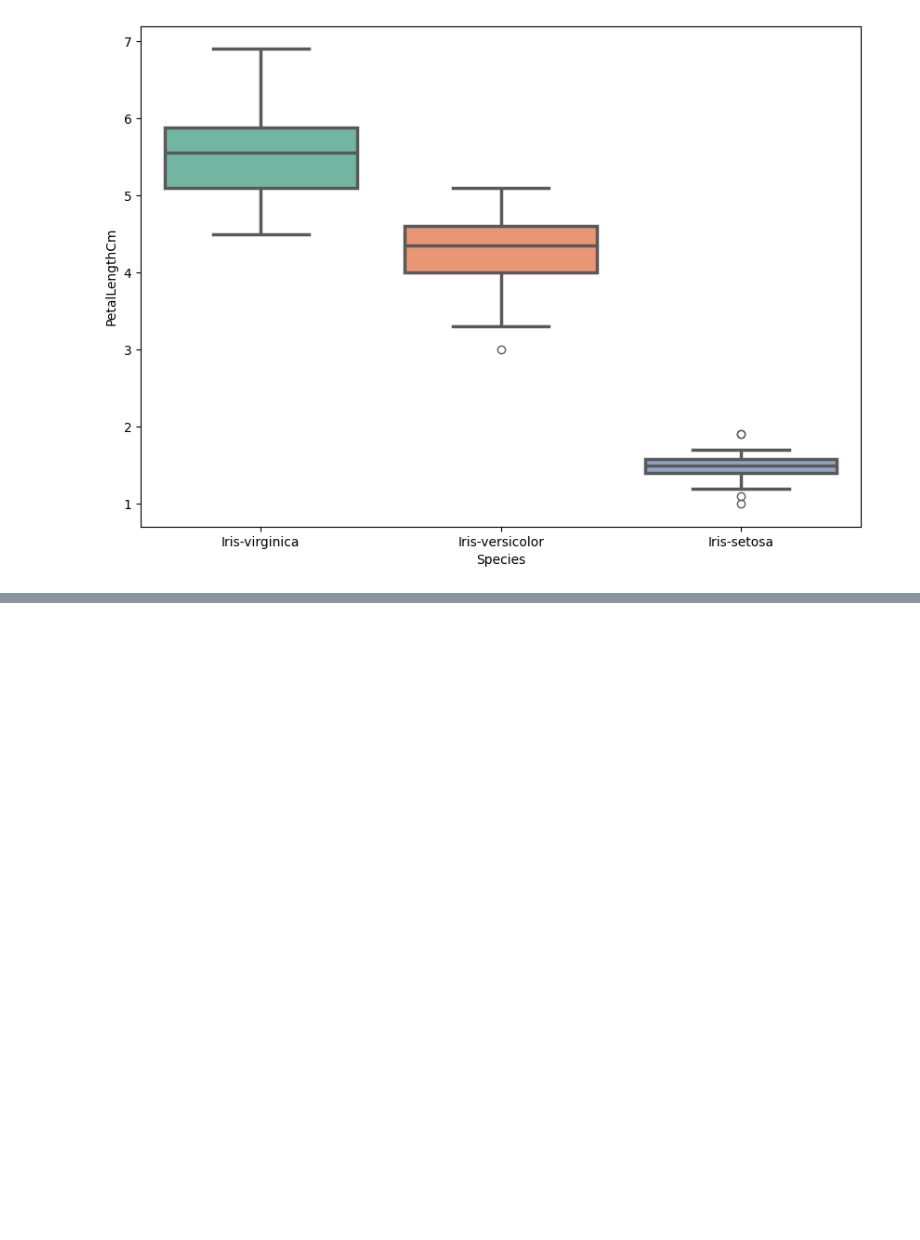
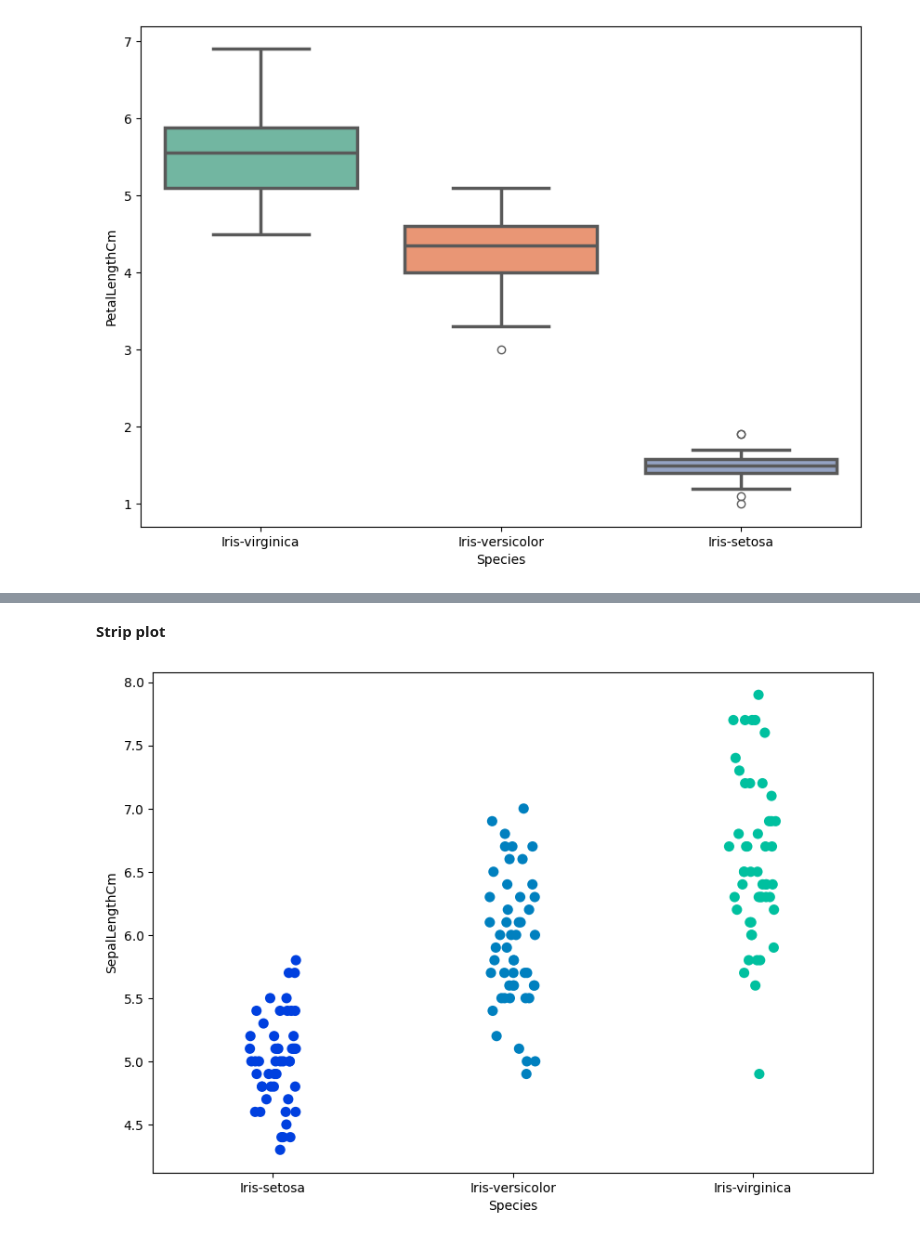
Before and after one commit to saisaket2004/N_IT, a Jupyter notebook: Seaborn/irisDataset.ipynb, the cells around one changed output, grey strips where cells are left out. Cells and saved outputs as stored; diff of their text form; code cells hidden in the pictures; blank space fills up the shorter version.

```diff
--- a/Seaborn/irisDataset.ipynb
+++ b/Seaborn/irisDataset.ipynb
@@ -161,0 +172,8 @@ fig=sns.boxplot(x='Species',y='PetalLengthCm',data=iris,order=['Iris-virginica',
+# %% [markdown]
+**Strip plot**
+# %%
+fig=plt.gcf()
+fig.set_size_inches(10,7)
+fig=sns.stripplot(x='Species',y='SepalLengthCm',data=iris,jitter=True,edgecolor='gray',size=8,palette='winter',orient='v')
+# %% [output]
+[figure, added]
```
Also changed, not shown: parts of 4 cells of this notebook.
